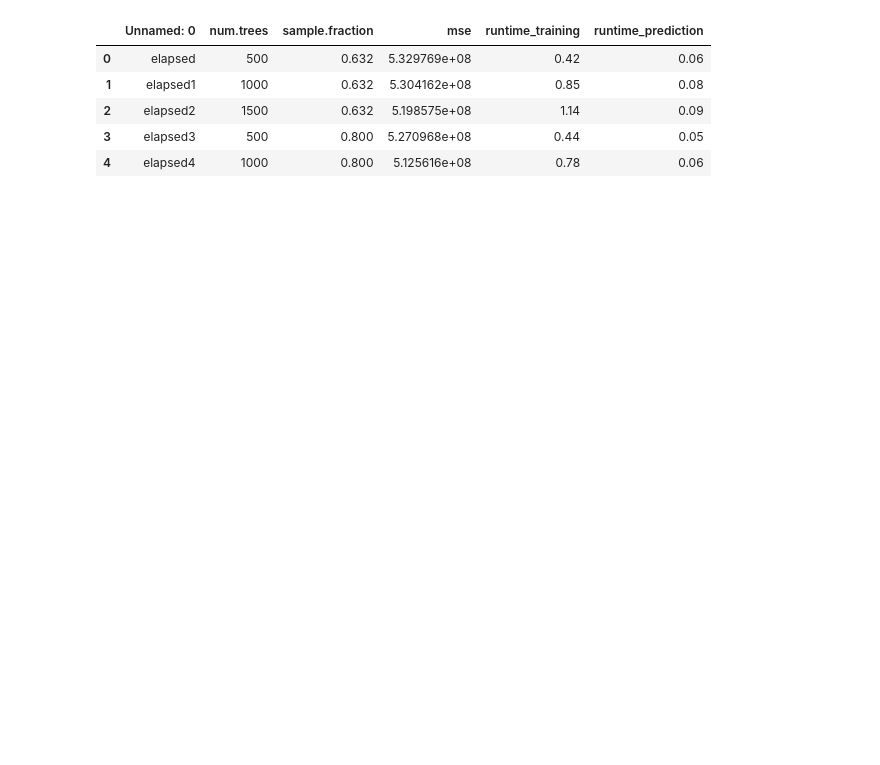
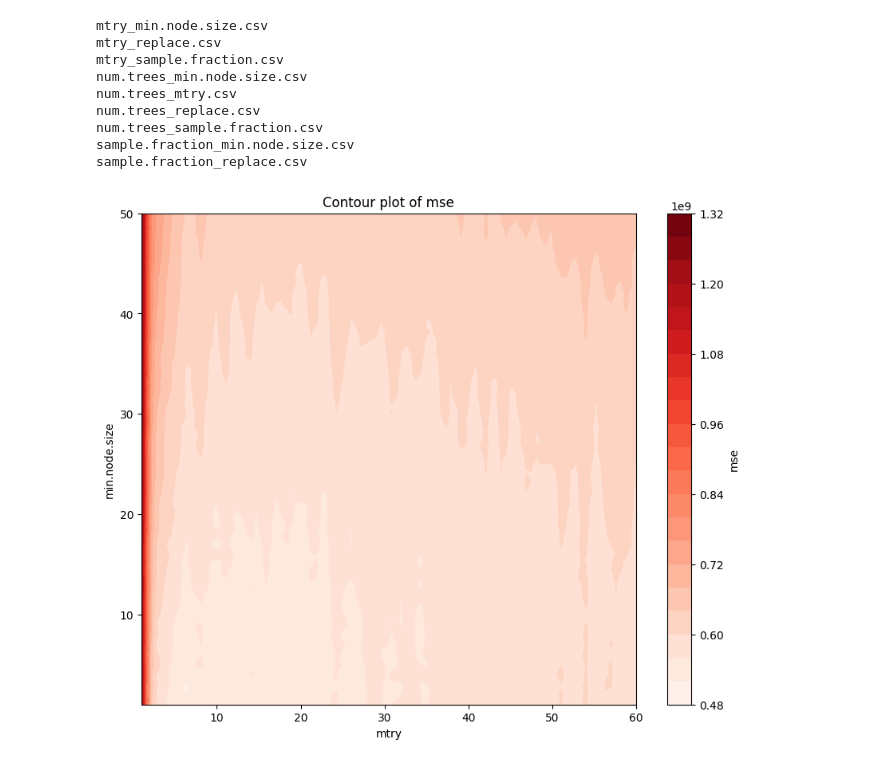
Before and after one commit to TimonKaeppel/tuning_house_prices, a Jupyter notebook: tuning_results_analysis.ipynb, the cells around one changed output. Saved outputs shown, nothing was run; the diff lists cells and outputs as text; code cells hidden in the pictures; blank space fills up the shorter version.

```diff
--- a/tuning_results_analysis.ipynb
+++ b/tuning_results_analysis.ipynb
@@ -1,12 +1,50 @@
-# %%
-import pandas as pd
-
-df = pd.read_csv('./resources/results.csv')
-df.head()
-# %% [output]
-|  | Unnamed: 0 | num.trees | sample.fraction | mse | runtime_training | runtime_prediction |
-| 0 | elapsed | 500 | 0.632 | 5.329769e+08 | 0.42 | 0.06 |
-| 1 | elapsed1 | 1000 | 0.632 | 5.304162e+08 | 0.85 | 0.08 |
-| 2 | elapsed2 | 1500 | 0.632 | 5.198575e+08 | 1.14 | 0.09 |
-| 3 | elapsed3 | 500 | 0.800 | 5.270968e+08 | 0.44 | 0.05 |
-| 4 | elapsed4 | 1000 | 0.800 | 5.125616e+08 | 0.78 | 0.06 |
+# %%
+import pandas as pd
+import numpy as np
+import matplotlib.pyplot as plt
+from scipy.interpolate import griddata
+import os
+
+dir_files = os.listdir('./resources/results_pairwise/')
+for file in dir_files:
+    if file.endswith('.csv'):
+        print(file)
+        df = pd.read_csv('./resources/results_pairwise/' + file)
+        param1 = df.columns[0]
+        param2 = df.columns[1]
+        param3 = df.columns[2]
+
+        # Create grid values first.
+        x = df[param1]
+        y = df[param2]
+        z = df[param3]
+
+        # Create a grid to interpolate your data.
+        grid_x, grid_y = np.mgrid[min(x):max(x):100j, min(y):max(y):100j]
+
+        # Interpolate the data.
+        grid_z = griddata((x, y), z, (grid_x, grid_y), method='cubic')
+
+        # Create the contour plot
+        plt.figure(figsize=(10, 8))
+        plt.contourf(grid_x, grid_y, grid_z, 20, cmap='Reds')
+        plt.colorbar(label='mse')
+
+        # Set the labels
+        plt.xlabel(param1)
+        plt.ylabel(param2)
+        plt.title('Contour plot of mse')
+
+        # plt.show()
+        plt.savefig('./resources/results_pairwise/images/' + file[:-4] + '.png')
+# %% [output]
+mtry_min.node.size.csv
+mtry_replace.csv
+mtry_sample.fraction.csv
+num.trees_min.node.size.csv
+num.trees_mtry.csv
+num.trees_replace.csv
+num.trees_sample.fraction.csv
+sample.fraction_min.node.size.csv
+sample.fraction_replace.csv
+[figure, added]
```
Also changed, not shown: parts of 1 cell of this notebook.
